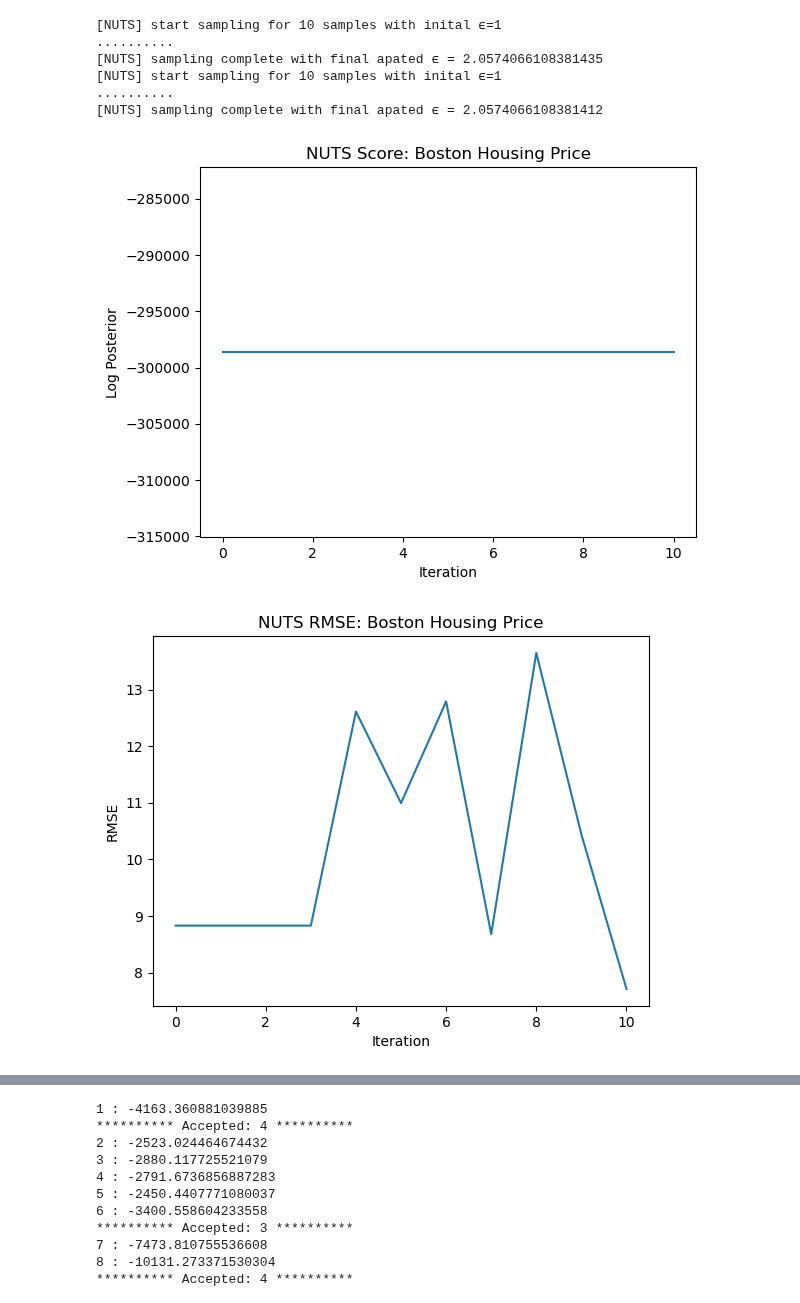
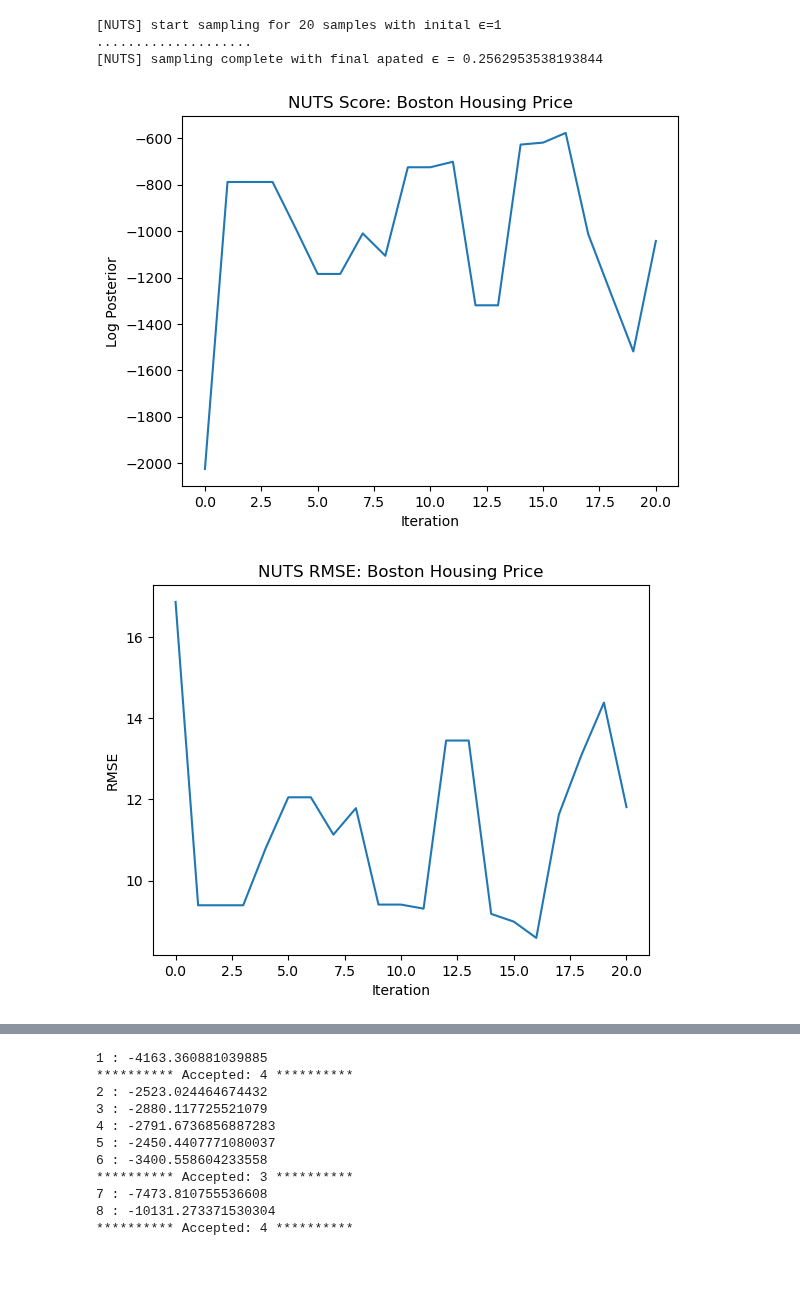
Before and after one commit to jberezow/RJMCMC, a Jupyter notebook: Thesis-RegressionBH.ipynb, the cells around one changed output, grey strips where cells are left out. Cells and saved outputs as stored; diff of their text form; code cells hidden in the pictures; blank space fills up the shorter version.

Commit message:
Cleaned Boston Housing Data

```diff
--- a/Thesis-RegressionBH.ipynb
+++ b/Thesis-RegressionBH.ipynb
@@ -19,7 +18,7 @@ include("NUTS_CS.jl");
 #---------------------------
 #Load Boston Housing Dataset
 #---------------------------
-data = load("boston.jld")["boston"]
+data = load("boston2.jld")["boston"]
 
 # Generating test/training sets:
 nrow, ncol = size(data)
@@ -28,12 +27,12 @@ nrow_train = nrow - nrow_test
 
 x = data[:,1:13]
 y = data[:,14]
-y_raw = y
+y_raw = data[:,14]
 
-#dx = fit(ZScoreTransform, x, dims=1)
-#StatsBase.transform!(dx, x)
-#dy = fit(ZScoreTransform, y; dims=1)
-#StatsBase.transform!(dy, y);
+dx = fit(UnitRangeTransform, x, dims=1)
+StatsBase.transform!(dx, x)
+dy = fit(UnitRangeTransform, y; dims=1)
+StatsBase.transform!(dy, y);
 
 x_raw = x
 x = transpose(x)
@@ -43,7 +42,6 @@ x = transpose(x)
 #------------------------------------
 
 #Select Network Goal
-#network = "classifier"
 network = "interpolator"
 
 #Data hyperparameters
@@ -51,7 +49,7 @@ n = nrow #Number of samples per mode (classifier)
 d = ncol-1 #Input dimension
 
 #Network hyperparameters
-k_real = 20 #Number of hidden nodes per layer
+k_real = 8 #Number of hidden nodes per layer
 k_vector = [0.0 for i=1:k_real]
 k_vector[k_real] = 1.0
 
@@ -105,9 +103,9 @@ end;
     ######################################
 
     #Standard Deviations
-    τ₁ ~ gamma(1,0.01) #(100,0.01) Hidden weights and biases
-    τ₂ ~ gamma(1*k[1],0.01) #(100*k,0.01) Output weights and biases
-    τᵧ ~ gamma(10, 0.1) #(100,0.5)
+    τ₁ ~ gamma(100,0.01) #(100,0.01) Hidden weights and biases
+    τ₂ ~ gamma(100,0.01) #(100*k,0.01) Output weights and biases
+    τᵧ ~ gamma(100, 0.5) #(100,0.5)
     σ₁ = 1/τ₁
     σ₂ = 1/τ₂
     σᵧ = 1/τᵧ
@@ -162,7 +160,7 @@ end;
 
     #Return Network Scores for X
     scores = transpose(G(x,obs))[:,1]
-    #scores = Flux.tanh.(scores)
+    scores = Flux.σ.(scores)
 
     #Regression Likelihood
     y = @trace(mvnormal(vec(scores), Diagonal([σᵧ for i=1:length(x[1,:])])), (:y))
@@ -188,17 +186,17 @@ mse_scaled(test_scores, y)
 #----------------
 #Test Likelihood
 #----------------
-#best_trace, scores, mses = likelihood_regression(10)
-#PyPlot.scatter(mses, scores)
-#plt.title("Comparing Classifier Accuracy to Log Likelihood")
-#plt.xlabel("Classifier MSE")
-#plt.ylabel("Log Likelihood")
+best_trace, scores, mses = likelihood_regression(1000)
+PyPlot.scatter(mses, scores)
+plt.title("Comparing Classifier Accuracy to Log Likelihood")
+plt.xlabel("Classifier MSE")
+plt.ylabel("Log Likelihood")
 #plt.ylim(-20000,1)
 #plt.xlim(0,2000)
 #plt.legend()
 
 pred_y = G(x,best_trace)
-pred_y = transpose(pred_y)[:,1]
+pred_y = Flux.σ.(transpose(pred_y)[:,1])
 best_mse = mse_scaled(pred_y, y)
 println("Best MSE: $best_mse")
 println(best_trace[:l])
@@ -230,27 +229,24 @@ for i=1:obs[:l]+1 #Number of Layers
     push!(param_selection, (:b,i))
 end
 
-traces = NUTS(trace, param_selection, 0.65, 10, 10, true);
+traces = NUTS(trace, param_selection, 0.65, 100, 4, true);
 
 #Trace 2
 obs[:l] = trace2[:l]
 param_selection = select()
 
 for i=1:obs[:l]+1 #Number of Layers
-    push!(param_selection, (:μ,i))
-    push!(param_selection, (:μb,i))
+    #push!(param_selection, (:μ,i))
+    #push!(param_selection, (:μb,i))
     push!(param_selection, (:W,i))
     push!(param_selection, (:b,i))
 end
 
-traces2 = NUTS(trace2, param_selection, 0.65, 10, 10, true);
+#traces2 = NUTS(trace2, param_selection, 0.65, 10, 10, true);
 # %% [output]
-[NUTS] start sampling for 10 samples with inital ϵ=1
-..........
-[NUTS] sampling complete with final apated ϵ = 2.0574066108381435
-[NUTS] start sampling for 10 samples with inital ϵ=1
-..........
-[NUTS] sampling complete with final apated ϵ = 2.0574066108381412
+[NUTS] start sampling for 20 samples with inital ϵ=1
+....................
+[NUTS] sampling complete with final apated ϵ = 0.2562953538193844
 # %%
 #-----------------------------------
 #Plot Log Posterior Scores by Trace
@@ -261,35 +257,35 @@ plt.title("NUTS Score: Boston Housing Price")
 plt.xlabel("Iteration")
 plt.ylabel("Log Posterior");
 # %% [output]
-[figure, old version]
+[figure, new version]
 # %%
 #-------------------------
 #Plot RMSE Scores by Trace
 #-------------------------
 
 mses = []
 for i=1:length(traces)
     trace = traces[i]
     pred_y = G(x,trace)
-    pred_y = transpose(pred_y)[:,1]
+    pred_y = Flux.σ.(transpose(pred_y)[:,1])
     mse = mse_scaled(pred_y,y)
 
     push!(mses,mse)
 end
 
 plot(mses)
 plt.title("NUTS RMSE: Boston Housing Price")
 plt.xlabel("Iteration")
 plt.ylabel("RMSE");
 
 best_trace = traces[1]
 for i=1:length(traces)
     if get_score(traces[i]) > get_score(best_trace)
         best_trace = traces[i]
     end
 end
 # %% [output]
-[figure, old version]
+[figure, new version]
 # %%
 #---------------
 #Marginalize MSE
```
Also changed, not shown: parts of 3 cells of this notebook, 2 other files.
